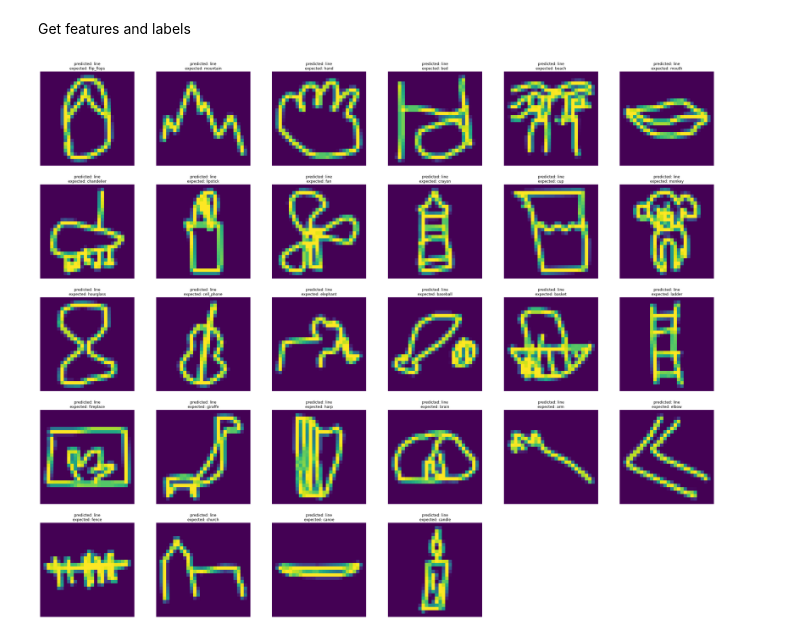
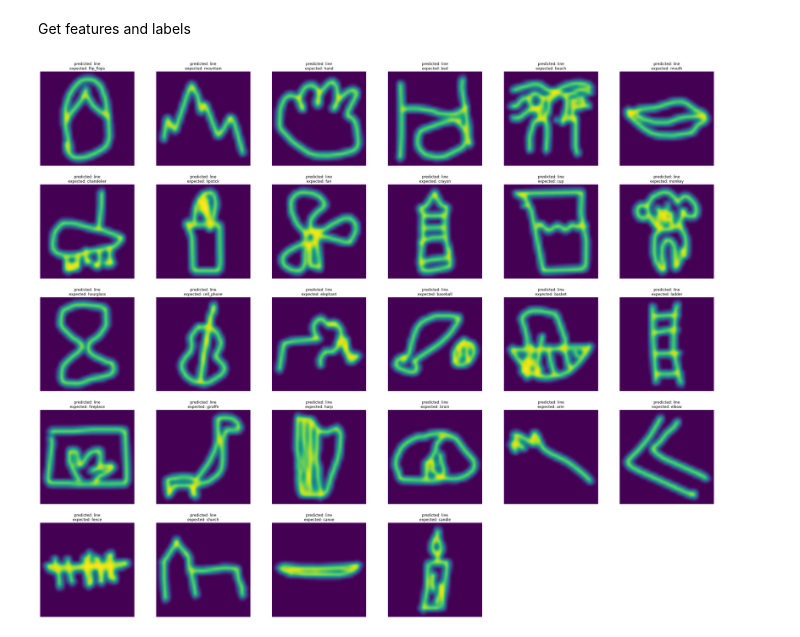
Before and after one commit to unionai-oss/unionml-demo, a Jupyter notebook: ulearn_demo/demo.ipynb, the cells around one changed output. Cells and saved outputs as stored; diff of their text form; code cells hidden in the pictures.

Commit message:
Add bicubic interpolation
Signed-off-by: Eduardo Apolinario <eapolinario@users.noreply.github.com>

```diff
--- a/ulearn_demo/demo.ipynb
+++ b/ulearn_demo/demo.ipynb
@@ -176,21 +176,21 @@ predictions = execution.outputs.get('o0', typing.List[dict])
 # %%
 import math
 from matplotlib import pyplot as plt
 
 # Arrange results in a square where each image contains the prediction alongside with the original label
 fig = plt.figure(figsize=(40, 40))
 
 sqr = math.sqrt(len(predictions))
 rows = math.ceil(sqr)
 columns = math.floor(sqr) + 1
 
 for i in range(len(predictions)):
     best_prediction = max(predictions[i], key=predictions[i].get)
     expected_label = label_list[i]
 
     fig.add_subplot(rows, columns, i + 1)
-    plt.imshow(feature_list[i], interpolation=)
+    plt.imshow(feature_list[i], interpolation='bicubic')
     plt.axis('off')
     plt.title(f"predicted: {best_prediction}\nexpected: {expected_label}")
 # %% [output]
-[figure, old version]
+[figure, new version]
```
